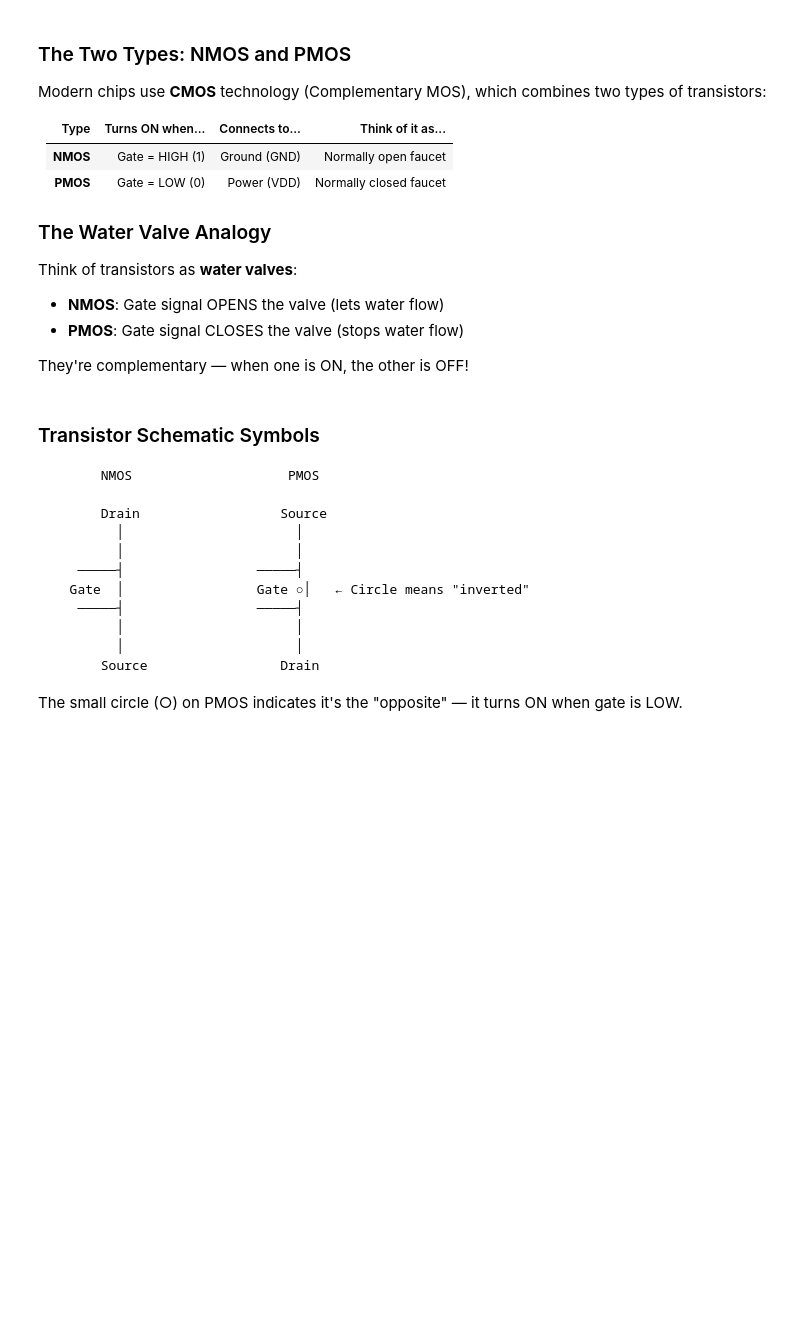
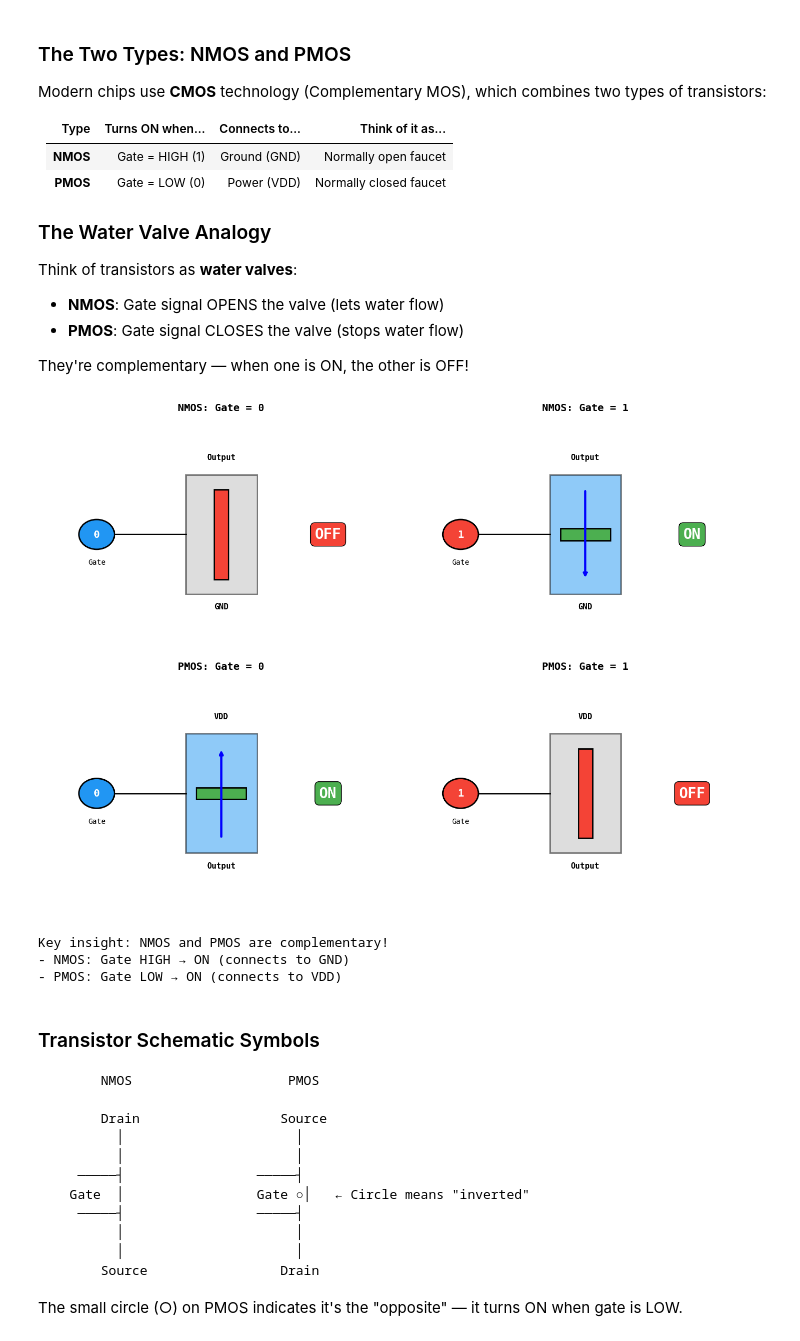
Before and after one commit to AlexWynn-AM/fab-futures, a Jupyter notebook: notebooks/02_analog_basics.ipynb, the cells around one changed output. Drawn from its saved outputs; the diff is of its cells as text; code cells hidden in the pictures; blank space fills up the shorter version.

```diff
--- a/notebooks/02_analog_basics.ipynb
+++ b/notebooks/02_analog_basics.ipynb
@@ -362,37 +368,42 @@ def draw_transistor_switch(ax, is_nmos, gate_high, title):
     ax.text(5, 1.5, bot_label, ha='center', fontsize=11, fontweight='bold')
 
     # Status
     status = 'ON' if is_on else 'OFF'
     status_color = '#4CAF50' if is_on else '#f44336'
     ax.text(8, 4, status, ha='center', va='center', fontsize=20, fontweight='bold',
             color='white', bbox=dict(boxstyle='round', facecolor=status_color, edgecolor='black'))
 
     # Flow arrows if ON
     if is_on:
         if is_nmos:
             ax.annotate('', xy=(5, 2.5), xytext=(5, 5.5),
                        arrowprops=dict(arrowstyle='->', color='blue', lw=3))
         else:
             ax.annotate('', xy=(5, 5.5), xytext=(5, 2.5),
                        arrowprops=dict(arrowstyle='->', color='blue', lw=3))
 
     ax.set_title(title, fontsize=14, fontweight='bold')
     ax.axis('off')
 
 # NMOS examples
-draw_transistor_switch(axes[0, 0], is_nmos=True, gate_high=False, 'NMOS: Gate = 0')
-draw_transistor_switch(axes[0, 1], is_nmos=True, gate_high=True, 'NMOS: Gate = 1')
+draw_transistor_switch(axes[0, 0], is_nmos=True, gate_high=False, title='NMOS: Gate = 0')
+draw_transistor_switch(axes[0, 1], is_nmos=True, gate_high=True, title='NMOS: Gate = 1')
 
 # PMOS examples
-draw_transistor_switch(axes[1, 0], is_nmos=False, gate_high=False, 'PMOS: Gate = 0')
-draw_transistor_switch(axes[1, 1], is_nmos=False, gate_high=True, 'PMOS: Gate = 1')
+draw_transistor_switch(axes[1, 0], is_nmos=False, gate_high=False, title='PMOS: Gate = 0')
+draw_transistor_switch(axes[1, 1], is_nmos=False, gate_high=True, title='PMOS: Gate = 1')
 
 plt.tight_layout()
 plt.show()
 
 print("Key insight: NMOS and PMOS are complementary!")
 print("- NMOS: Gate HIGH → ON (connects to GND)")
 print("- PMOS: Gate LOW → ON (connects to VDD)")
+# %% [output]
+[figure, added]
+Key insight: NMOS and PMOS are complementary!
+- NMOS: Gate HIGH → ON (connects to GND)
+- PMOS: Gate LOW → ON (connects to VDD)
 # %% [markdown]
 ### Transistor Schematic Symbols
 
```
Also changed, not shown: parts of 8 cells of this notebook, 1 other file.
